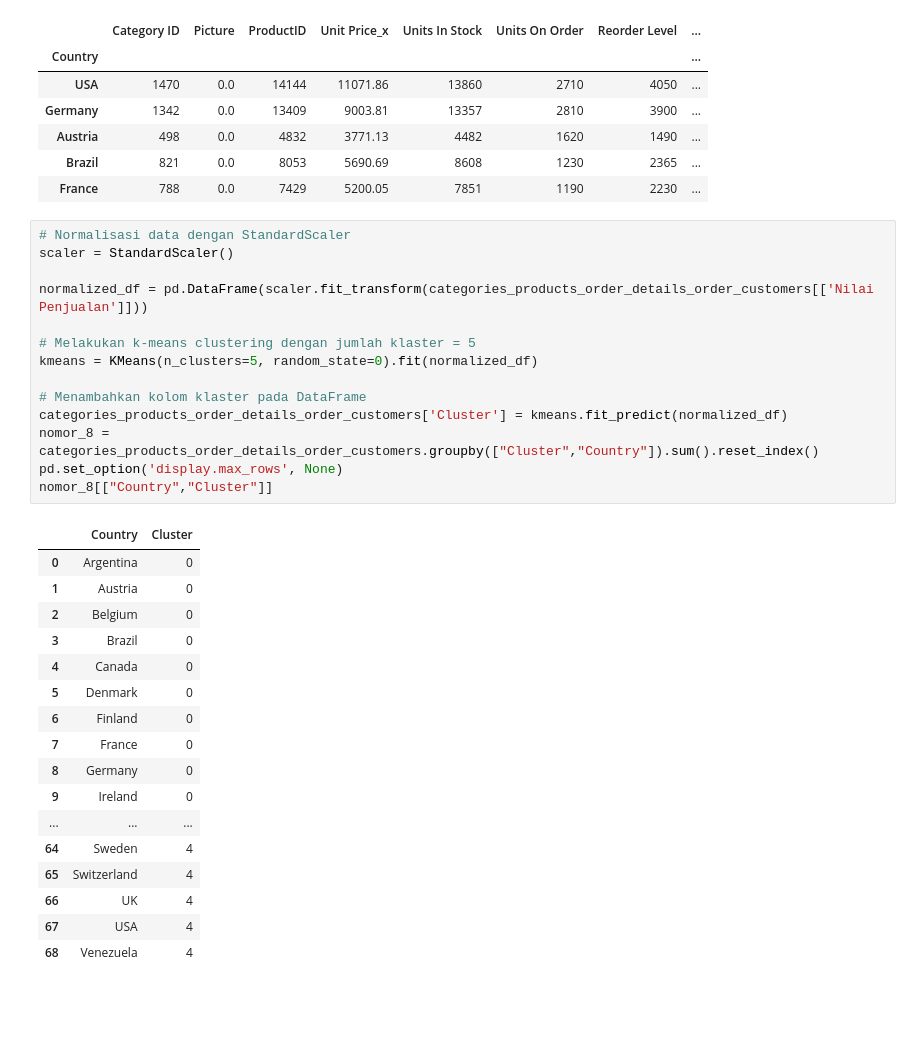
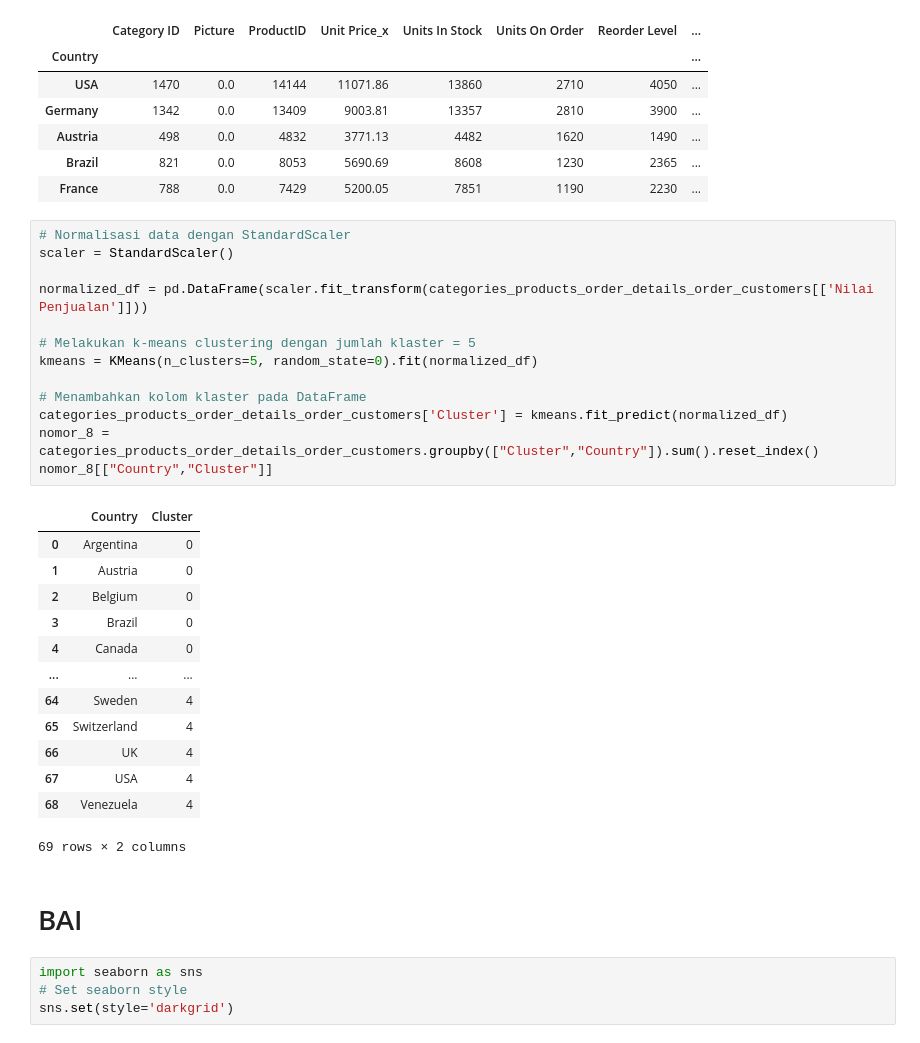
Before and after one commit to StefannusChristian/Data-Mining, a Jupyter notebook: UTS/uts.ipynb, the cells around one changed output. Saved outputs shown, nothing was run; the diff lists cells and outputs as text; blank space fills up the shorter version.

```diff
--- a/UTS/uts.ipynb
+++ b/UTS/uts.ipynb
@@ -443,32 +435,33 @@ categories_products_order_details_order_customers.groupby(["Country"]).sum().sor
 # %%
 # Normalisasi data dengan StandardScaler
 scaler = StandardScaler()
 
 normalized_df = pd.DataFrame(scaler.fit_transform(categories_products_order_details_order_customers[['Nilai Penjualan']]))
 
 # Melakukan k-means clustering dengan jumlah klaster = 5
 kmeans = KMeans(n_clusters=5, random_state=0).fit(normalized_df)
 
 # Menambahkan kolom klaster pada DataFrame
 categories_products_order_details_order_customers['Cluster'] = kmeans.fit_predict(normalized_df)
 nomor_8 = categories_products_order_details_order_customers.groupby(["Cluster","Country"]).sum().reset_index()
-pd.set_option('display.max_rows', None)
 nomor_8[["Country","Cluster"]]
 # %% [output]
 |  | Country | Cluster |
 | 0 | Argentina | 0 |
 | 1 | Austria | 0 |
 | 2 | Belgium | 0 |
 | 3 | Brazil | 0 |
 | 4 | Canada | 0 |
-| 5 | Denmark | 0 |
-| 6 | Finland | 0 |
-| 7 | France | 0 |
-| 8 | Germany | 0 |
-| 9 | Ireland | 0 |
 | ... | ... | ... |
 | 64 | Sweden | 4 |
 | 65 | Switzerland | 4 |
 | 66 | UK | 4 |
 | 67 | USA | 4 |
 | 68 | Venezuela | 4 |
+69 rows × 2 columns
+# %% [markdown]
+# BAI
+# %%
+import seaborn as sns
+# Set seaborn style
+sns.set(style='darkgrid')
```
Also changed, not shown: parts of 15 cells of this notebook, 11 other files.
